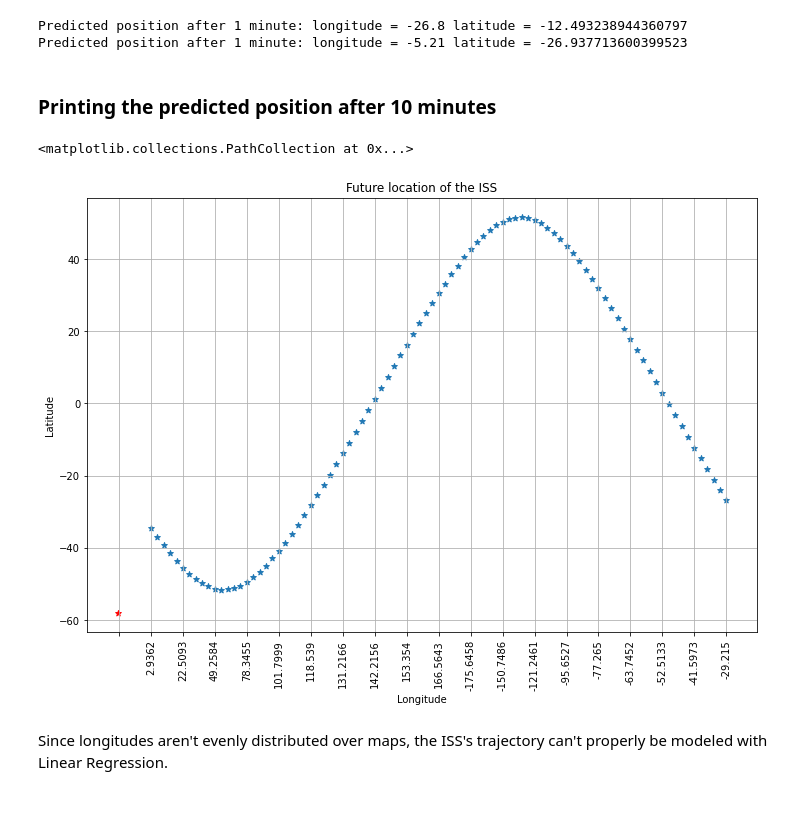
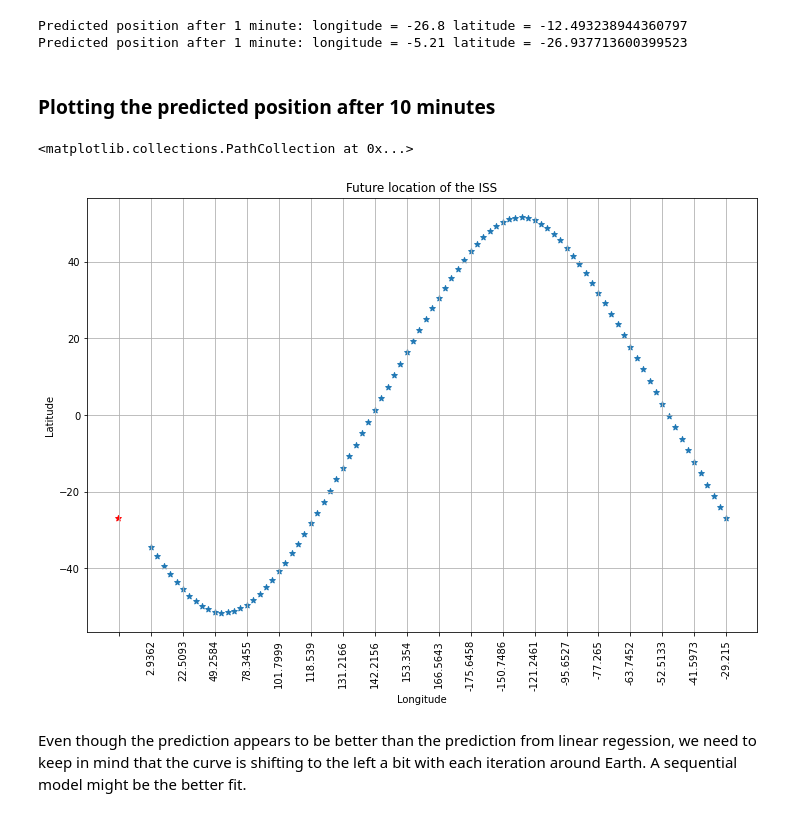
Before and after one commit to StefanieSenger/Find_ISS, a Jupyter notebook: Regression_Models/Polynomial_Regression.ipynb, the cells around one changed output. Cells and saved outputs as stored; diff of their text form; code cells hidden in the pictures.

Commit message:
plotted prediction from polynomial regression + readme

```diff
--- a/Regression_Models/Polynomial_Regression.ipynb
+++ b/Regression_Models/Polynomial_Regression.ipynb
@@ -60,20 +60,18 @@ print('Predicted position after 1 minute: longitude =', x_after_10min, 'latitude
 Predicted position after 1 minute: longitude = -26.8 latitude = -12.493238944360797
 Predicted position after 1 minute: longitude = -5.21 latitude = -26.937713600399523
 # %% [markdown]
-### Printing the predicted position after 10 minutes
+### Plotting the predicted position after 10 minutes
 # %%
-'''
 fig, ax = plt.subplots(figsize=(12, 8))
 plt.title('Future location of the ISS')
 plt.xlabel('Longitude')
 plt.ylabel('Latitude')
 plt.grid()
 plt.xticks(np.arange(-180, 180, step=5), rotation=90)
 plt.scatter(ISS_locations_df['longitude'].astype(str), ISS_locations_df['latitude'], marker=('*'))
 plt.scatter(x_after_10min, [predicted_latitude], color='red', marker=('*'))
-'''
 # %% [output]
 <matplotlib.collections.PathCollection at 0x...>
-[figure, old version]
+[figure, new version]
-# %% [markdown]
-Since longitudes aren't evenly distributed over maps, the ISS's trajectory can't properly be modeled with Linear Regression.
+# %% [markdown]
+Even though the prediction appears to be better than the prediction from linear regession, we need to keep in mind that the curve is shifting to the left a bit with each iteration around Earth. A sequential model might be the better fit.
```
Also changed, not shown: 2 other files.
